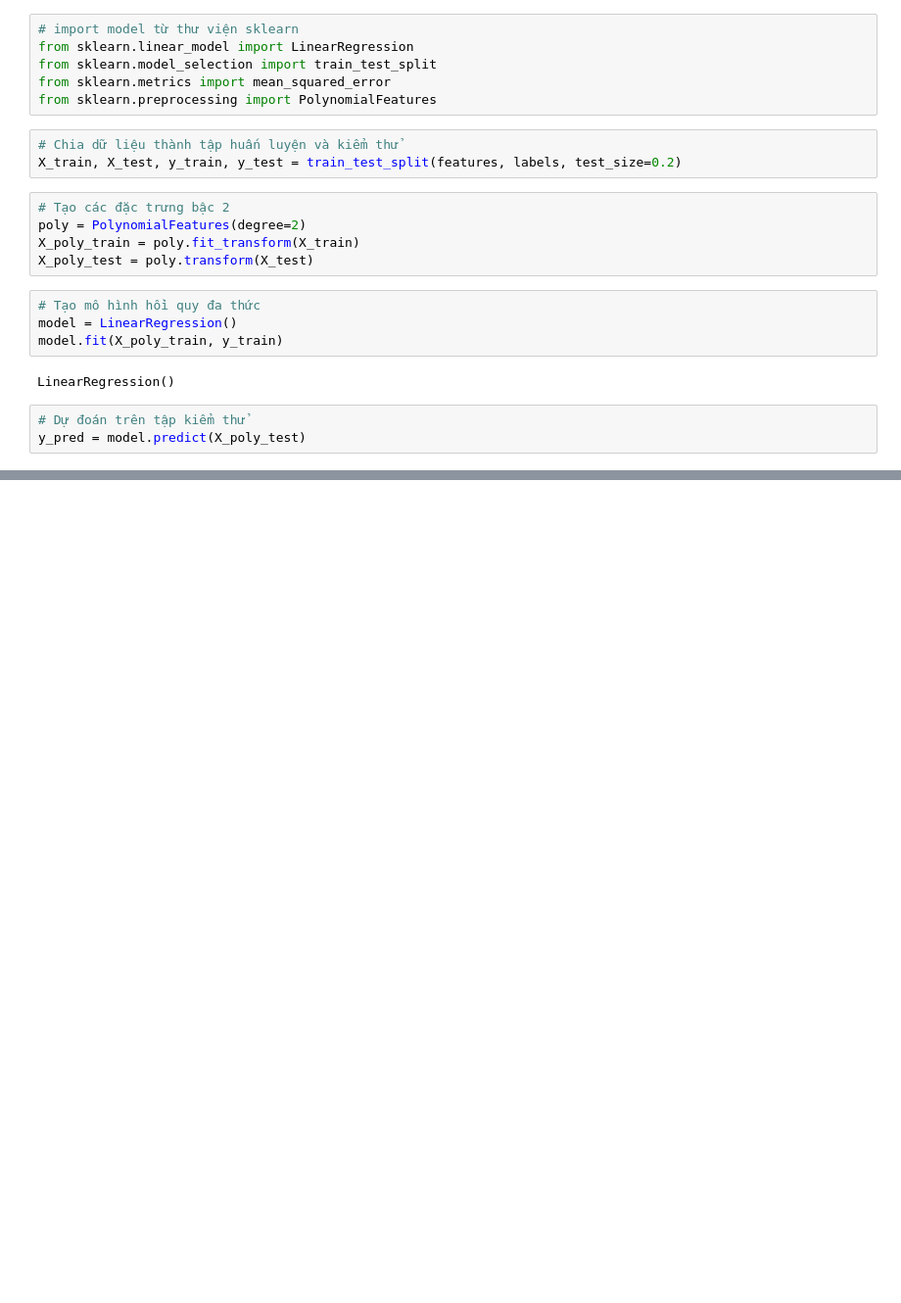
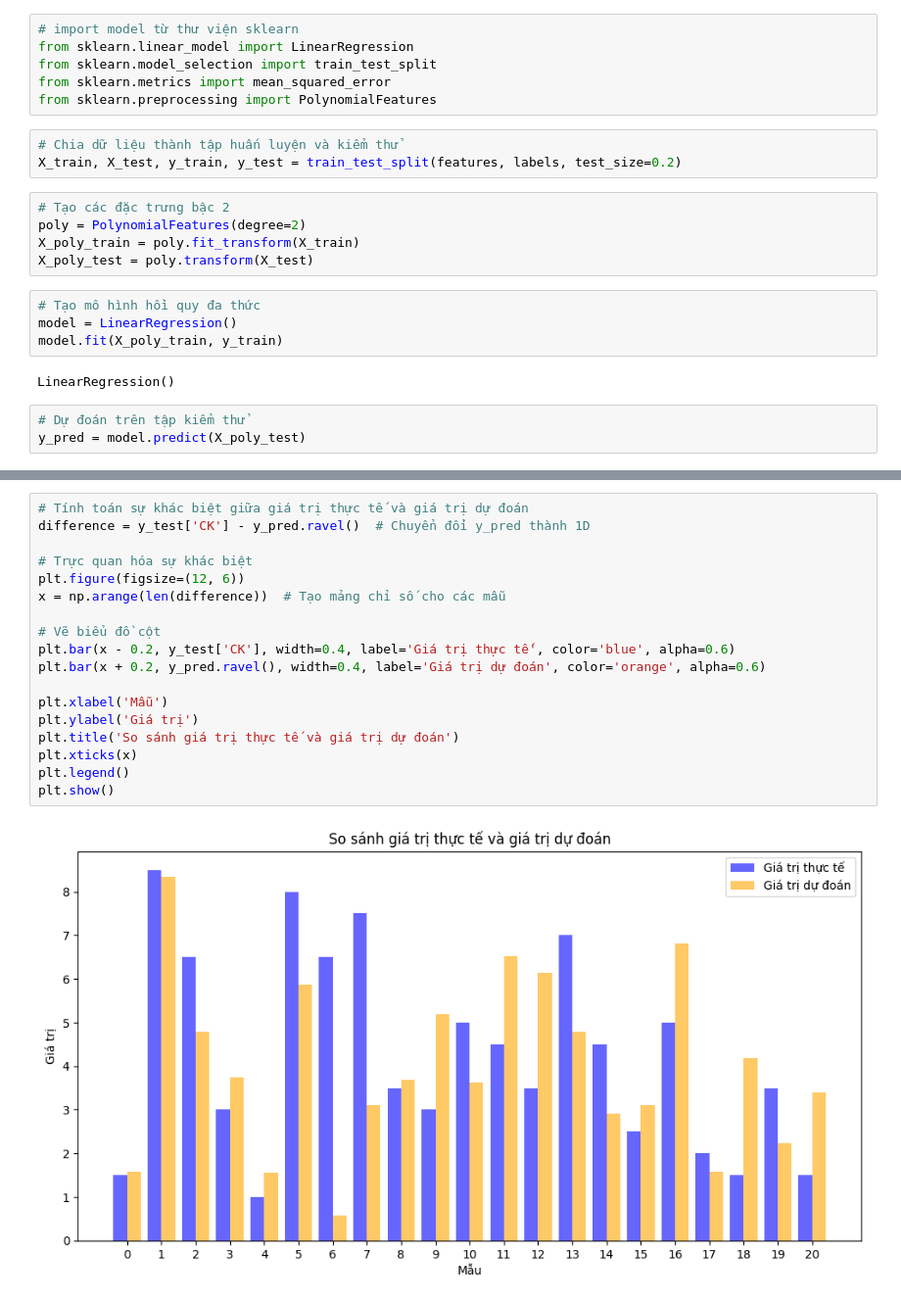
Before and after one commit to upinmcSE/Machine_Learning, a Jupyter notebook: Code/Regression/Polynomial/Ex3.ipynb, the cells around one changed output, grey strips where cells are left out. Shown at 98% size. Drawn from its saved outputs; the diff is of its cells as text; blank space fills up the shorter version.

```diff
--- a/Code/Regression/Polynomial/Ex3.ipynb
+++ b/Code/Regression/Polynomial/Ex3.ipynb
@@ -147,0 +144,20 @@ plt.show()
+# %%
+# Tính toán sự khác biệt giữa giá trị thực tế và giá trị dự đoán
+difference = y_test['CK'] - y_pred.ravel()  # Chuyển đổi y_pred thành 1D
+
+# Trực quan hóa sự khác biệt
+plt.figure(figsize=(12, 6))
+x = np.arange(len(difference))  # Tạo mảng chỉ số cho các mẫu
+
+# Vẽ biểu đồ cột
+plt.bar(x - 0.2, y_test['CK'], width=0.4, label='Giá trị thực tế', color='blue', alpha=0.6)
+plt.bar(x + 0.2, y_pred.ravel(), width=0.4, label='Giá trị dự đoán', color='orange', alpha=0.6)
+
+plt.xlabel('Mẫu')
+plt.ylabel('Giá trị')
+plt.title('So sánh giá trị thực tế và giá trị dự đoán')
+plt.xticks(x)
+plt.legend()
+plt.show()
+# %% [output]
+[figure, added]
```
Also changed, not shown: parts of 8 cells of this notebook, 16 other files.
